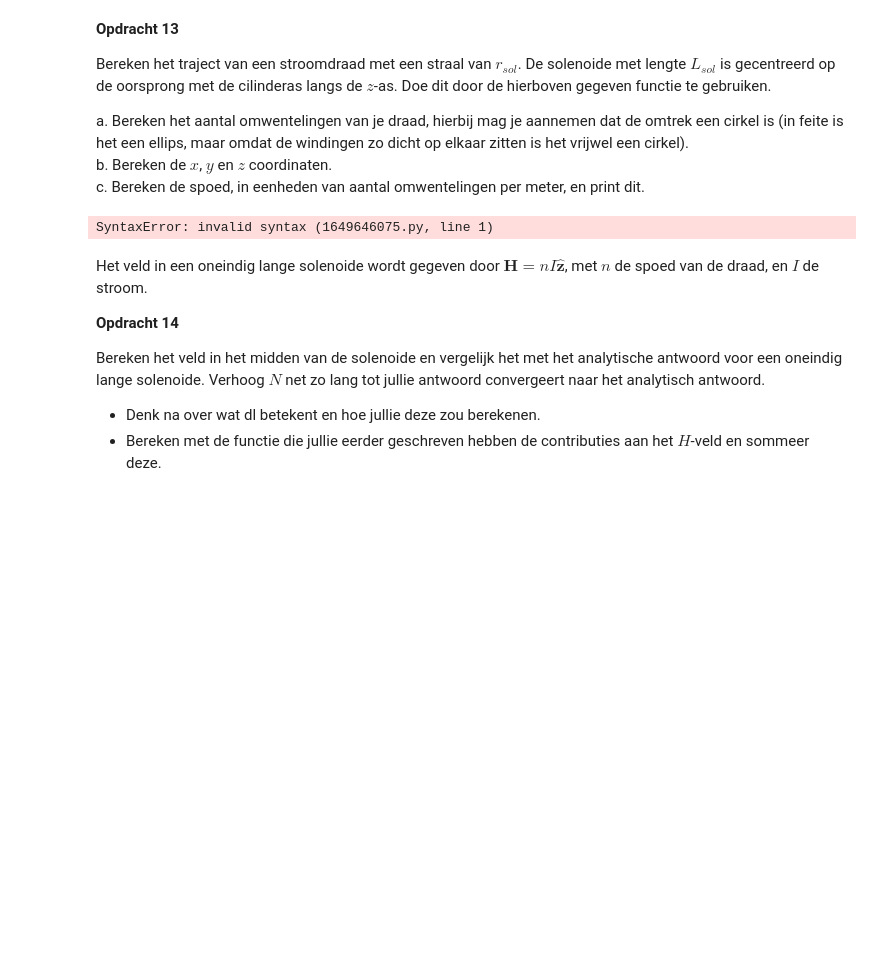
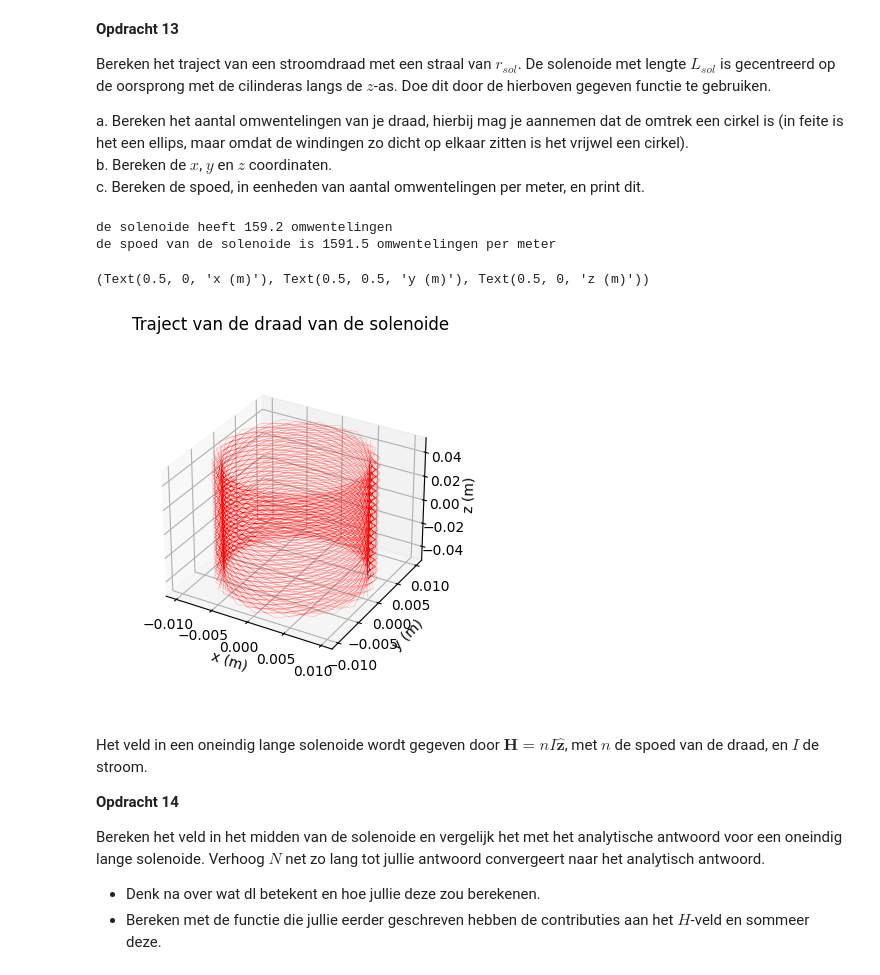
Before and after one commit to PimvanBeers/opdrachten-DEF-D, a Jupyter notebook: 2KrachtactuatorOpdracht/KrachtactuatorOpdracht.ipynb, the cells around one changed output. Saved outputs shown, nothing was run; the diff lists cells and outputs as text; code cells hidden in the pictures; blank space fills up the shorter version.

```diff
--- a/2KrachtactuatorOpdracht/KrachtactuatorOpdracht.ipynb
+++ b/2KrachtactuatorOpdracht/KrachtactuatorOpdracht.ipynb
@@ -423,19 +423,28 @@ a. Bereken het aantal omwentelingen van je draad, hierbij mag je aannemen dat de
 b. Bereken de $x$, $y$ en $z$ coordinaten.\
 c. Bereken de spoed, in eenheden van aantal omwentelingen per meter, en print dit.
 # %%
-l_draad = # Lengte draad
-r_sol = # Straal solenoide
-L_sol = # Lengte solenoide
-N = # Aantal wikkeling
+l_draad = 10      # meter
+r_sol = 0.01      # 1 cm
+L_sol = 0.1       # 10 cm
+N = 1000
 
+
+aantal_omwentelingen=(l_draad)/(2*np.pi*r_sol)
+print("de solenoide heeft %.1f omwentelingen" % aantal_omwentelingen)
+spoed = aantal_omwentelingen/L_sol
+print("de spoed van de solenoide is %.1f omwentelingen per meter" % spoed)
+x, y, z = parametrisatie(N, r_sol, aantal_omwentelingen, L_sol)
 # Enkele plots
 ax=plt.figure().add_subplot(projection='3d')
 plt.title('Traject van de draad van de solenoide')
 plt.plot(x, y, z, '-r', linewidth=0.1)
 ax.set_box_aspect(aspect=None, zoom=0.8)
 ax.set_xlabel('x (m)'), ax.set_ylabel('y (m)'), ax.set_zlabel('z (m)')
 # %% [output]
-SyntaxError: invalid syntax (1649646075.py, line 1)
+de solenoide heeft 159.2 omwentelingen
+de spoed van de solenoide is 1591.5 omwentelingen per meter
+(Text(0.5, 0, 'x (m)'), Text(0.5, 0.5, 'y (m)'), Text(0.5, 0, 'z (m)'))
+[figure, added]
 # %% [markdown]
 Het veld in een oneindig lange solenoide wordt gegeven door $\mathbf{H} = n I \hat{\mathbf{z}}$, met $n$ de spoed van de draad, en $I$ de stroom.
 
```
Also changed, not shown: parts of 1 cell of this notebook.
